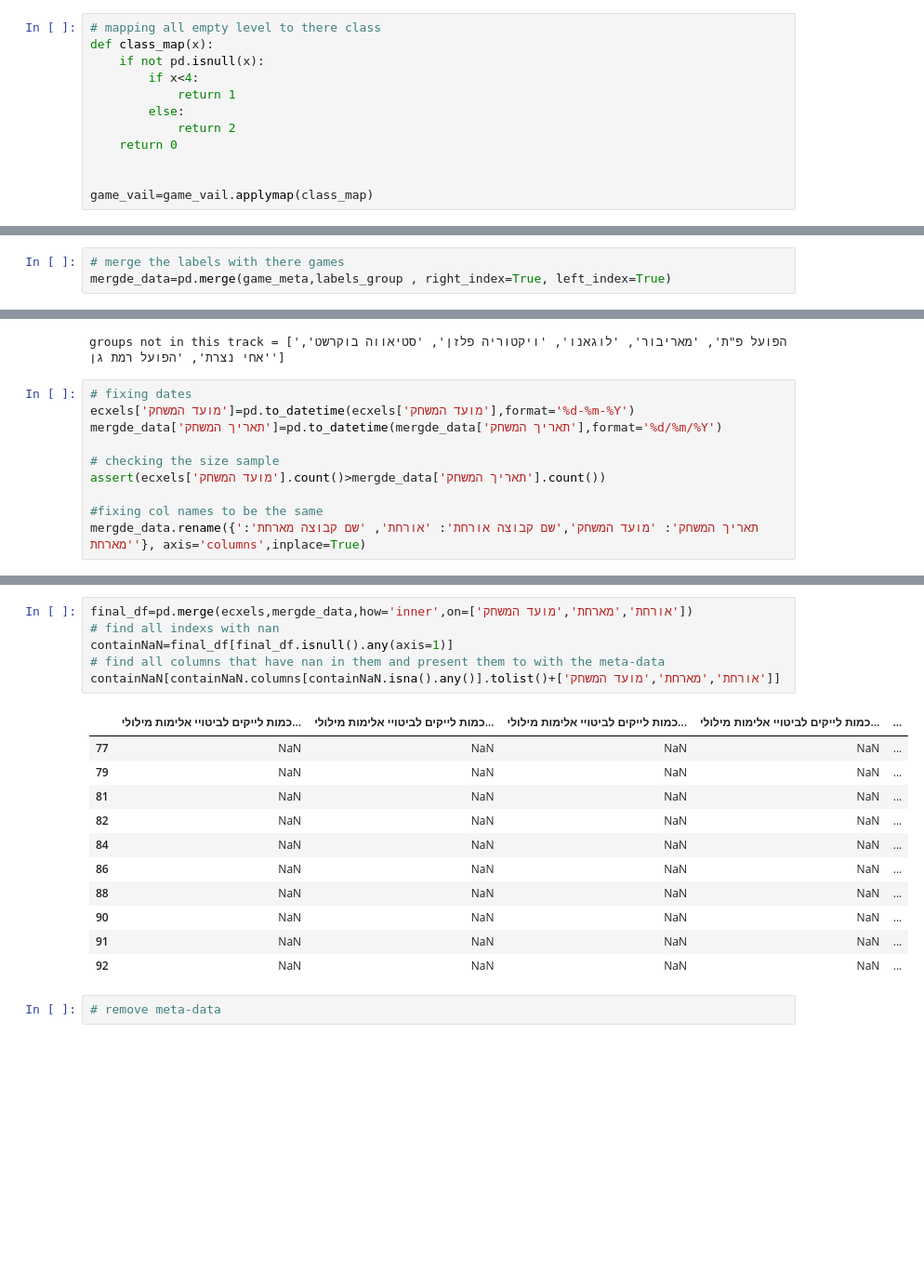
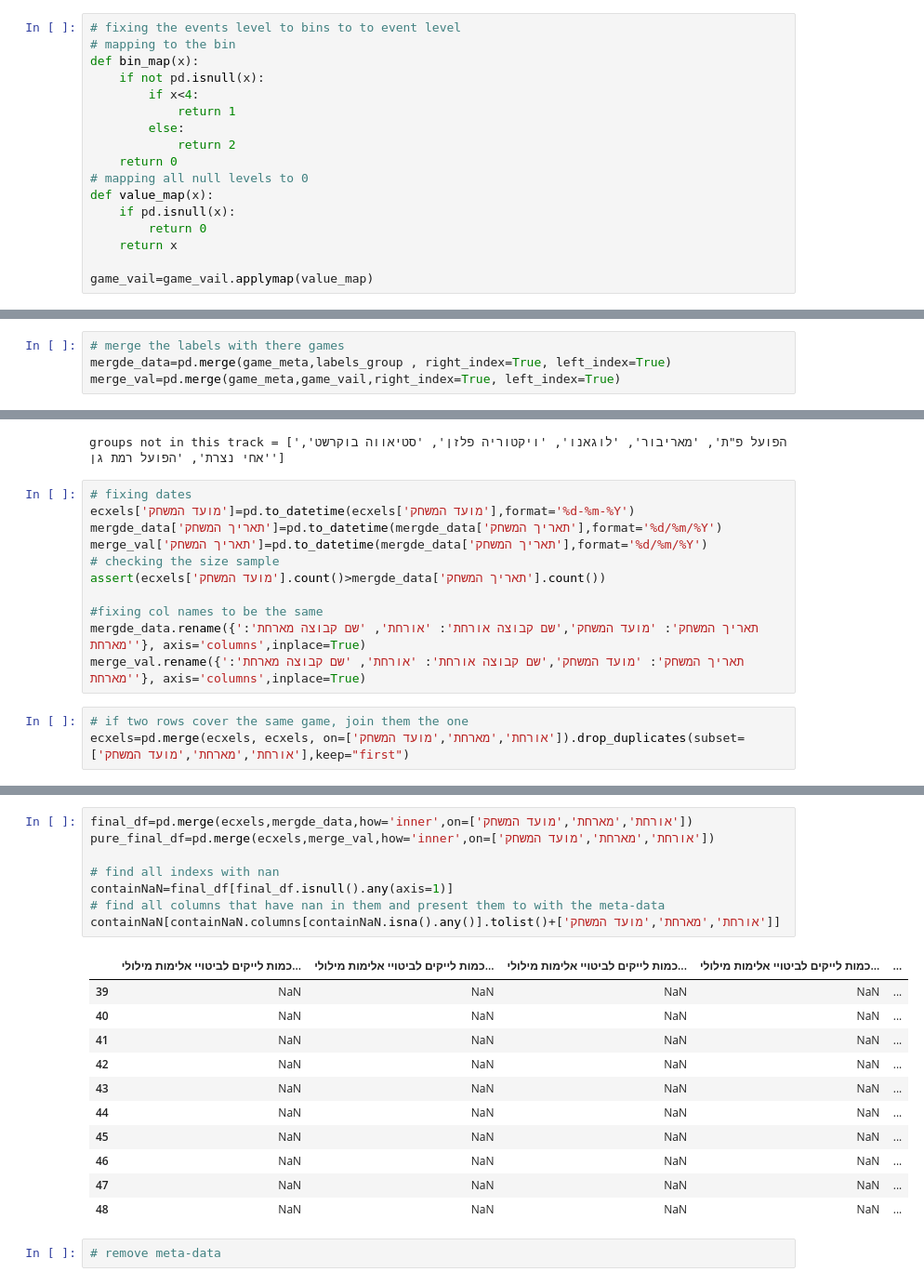
Before and after one commit to erlichsefi/sportViolencePredicator, a Jupyter notebook: sport_ml.ipynb, the cells around one changed output, grey strips where cells are left out. Shown: that part at 93% size. Drawn from its saved outputs; the diff is of its cells as text; blank space fills up the shorter version.

```diff
--- a/sport_ml.ipynb
+++ b/sport_ml.ipynb
@@ -20,14 +24,19 @@ game_meta=df[["שם קבוצה מארחת","שם קבוצה אורחת","תאר
 r=[col for col in df if (col.startswith('רמת האלימות'))]
 game_vail=df.loc[:,r]
 # %%
-# mapping all empty level to there class
-def class_map(x):
+# fixing the events level to bins to to event level
+# mapping to the bin
+def bin_map(x):
     if not pd.isnull(x):
         if x<4:
             return 1
         else:
             return 2
     return 0
+# mapping all null levels to 0
+def value_map(x):
+    if pd.isnull(x):
+        return 0
+    return x
 
-
-game_vail=game_vail.applymap(class_map)
+game_vail=game_vail.applymap(value_map)
@@ -89,6 +98,7 @@ groups_value_in_label=pd.unique(game_meta[['שם קבוצה אורחת','שם ק
 # %%
 # merge the labels with there games
 mergde_data=pd.merge(game_meta,labels_group , right_index=True, left_index=True)
+merge_val=pd.merge(game_meta,game_vail,right_index=True, left_index=True)
 # %%
 # games without events
 mergde_data.loc[mergde_data['max']==0]
@@ -144,12 +154,16 @@ groups not in this track = ['הפועל פ"ת', 'מאריבור', 'לוגאנו'
 # fixing dates
 ecxels['מועד המשחק']=pd.to_datetime(ecxels['מועד המשחק'],format='%d-%m-%Y')
 mergde_data['תאריך המשחק']=pd.to_datetime(mergde_data['תאריך המשחק'],format='%d/%m/%Y')
-
+merge_val['תאריך המשחק']=pd.to_datetime(mergde_data['תאריך המשחק'],format='%d/%m/%Y')
 # checking the size sample
 assert(ecxels['מועד המשחק'].count()>mergde_data['תאריך המשחק'].count())
 
 #fixing col names to be the same
 mergde_data.rename({'תאריך המשחק': 'מועד המשחק','שם קבוצה אורחת': 'אורחת', 'שם קבוצה מארחת': 'מארחת'}, axis='columns',inplace=True)
+merge_val.rename({'תאריך המשחק': 'מועד המשחק','שם קבוצה אורחת': 'אורחת', 'שם קבוצה מארחת': 'מארחת'}, axis='columns',inplace=True)
+# %%
+# if two rows cover the same game, join them the one
+ecxels=pd.merge(ecxels, ecxels, on=['אורחת','מארחת','מועד המשחק']).drop_duplicates(subset=['אורחת','מארחת','מועד המשחק'],keep="first")
 # %%
 # merging
 facebok_and_label=pd.merge(ecxels,mergde_data,how='right',on=['אורחת','מארחת','מועד המשחק'])
@@ -170,21 +187,23 @@ left.head()
 # %%
 final_df=pd.merge(ecxels,mergde_data,how='inner',on=['אורחת','מארחת','מועד המשחק'])
+pure_final_df=pd.merge(ecxels,merge_val,how='inner',on=['אורחת','מארחת','מועד המשחק'])
+
 # find all indexs with nan
 containNaN=final_df[final_df.isnull().any(axis=1)]
 # find all columns that have nan in them and present them to with the meta-data
 containNaN[containNaN.columns[containNaN.isna().any()].tolist()+['אורחת','מארחת','מועד המשחק']]
 # %% [output]
 |  | כמות לייקים לביטויי אלימות מילולי... | כמות לייקים לביטויי אלימות מילולי... | כמות לייקים לביטויי אלימות מילולי... | כמות לייקים לביטויי אלימות מילולי... | ... |
-| 77 | NaN | NaN | NaN | NaN | ... |
-| 79 | NaN | NaN | NaN | NaN | ... |
-| 81 | NaN | NaN | NaN | NaN | ... |
-| 82 | NaN | NaN | NaN | NaN | ... |
-| 84 | NaN | NaN | NaN | NaN | ... |
-| 86 | NaN | NaN | NaN | NaN | ... |
-| 88 | NaN | NaN | NaN | NaN | ... |
-| 90 | NaN | NaN | NaN | NaN | ... |
-| 91 | NaN | NaN | NaN | NaN | ... |
-| 92 | NaN | NaN | NaN | NaN | ... |
+| 39 | NaN | NaN | NaN | NaN | ... |
+| 40 | NaN | NaN | NaN | NaN | ... |
+| 41 | NaN | NaN | NaN | NaN | ... |
+| 42 | NaN | NaN | NaN | NaN | ... |
+| 43 | NaN | NaN | NaN | NaN | ... |
+| 44 | NaN | NaN | NaN | NaN | ... |
+| 45 | NaN | NaN | NaN | NaN | ... |
+| 46 | NaN | NaN | NaN | NaN | ... |
+| 47 | NaN | NaN | NaN | NaN | ... |
+| 48 | NaN | NaN | NaN | NaN | ... |
 # %%
 # remove meta-data
 # %%
```
Also changed, not shown: parts of 52 cells of this notebook, 4 other files.
